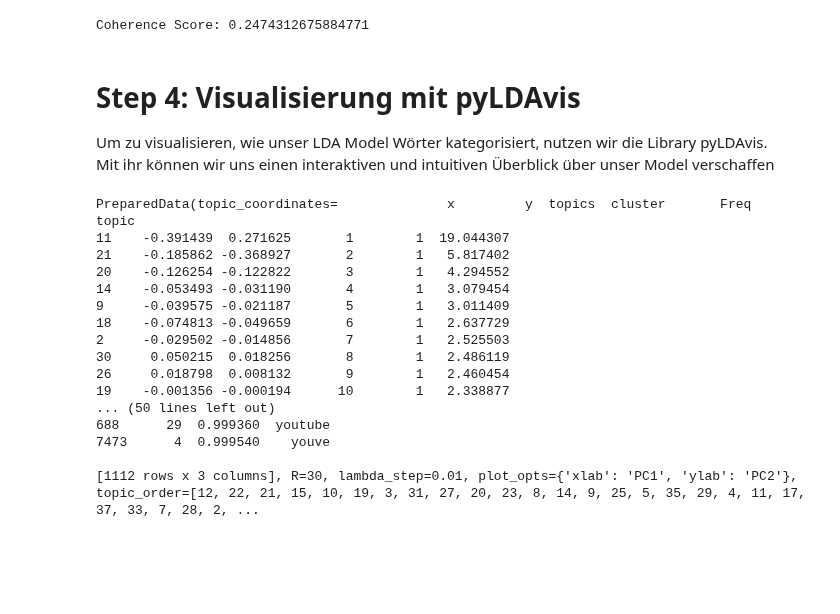
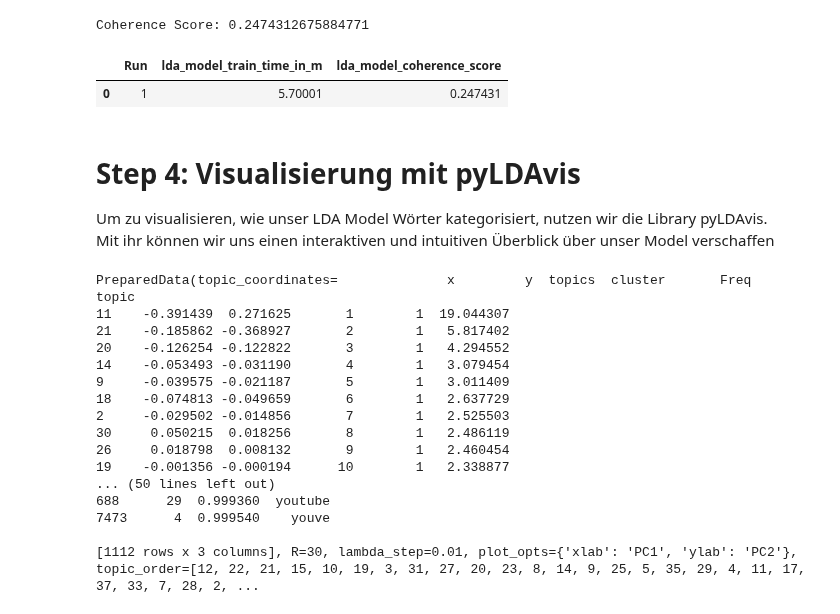
Before and after one commit to NiklasElsaesser/bug-free-fishstick, a Jupyter notebook: Simple_LDA.ipynb, the cells around one changed output. Cells and saved outputs as stored; diff of their text form; code cells hidden in the pictures; blank space fills up the shorter version.

```diff
--- a/Simple_LDA.ipynb
+++ b/Simple_LDA.ipynb
@@ -255,11 +255,17 @@ print("Coherence Score:", coherence_lda)
 Coherence Score: 0.2474312675884771
 # %%
 data = {
-    "lda_model_train_time_in_s": [run_time],
-    "lda_model_coherence_score": [coherence_lda]
+    "Duration (minutes)": [run_time/60],
+    "Coherence Score": [coherence_lda]
 }
 export_df = pd.DataFrame(data)
+export_df.insert(0, 'Run', 1)
 export_df.to_csv(r"data\vanilla_lda_data.csv", index=False)
+#export_df.to_csv('data/vanilla_lda_data.csv', index=False) # mac code
+export_df.head()
+# %% [output]
+|  | Run | lda_model_train_time_in_m | lda_model_coherence_score |
+| 0 | 1 | 5.70001 | 0.247431 |
 # %% [markdown]
 # Step 4: Visualisierung mit pyLDAvis
 Um zu visualisieren, wie unser LDA Model Wörter kategorisiert, nutzen wir die Library pyLDAvis.
```
Also changed, not shown: parts of 2 cells of this notebook.
